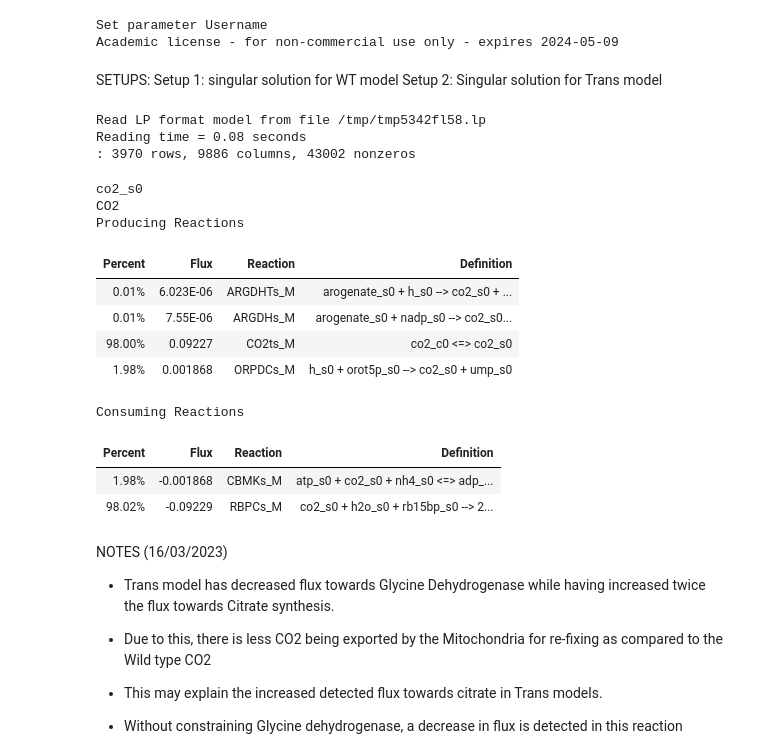
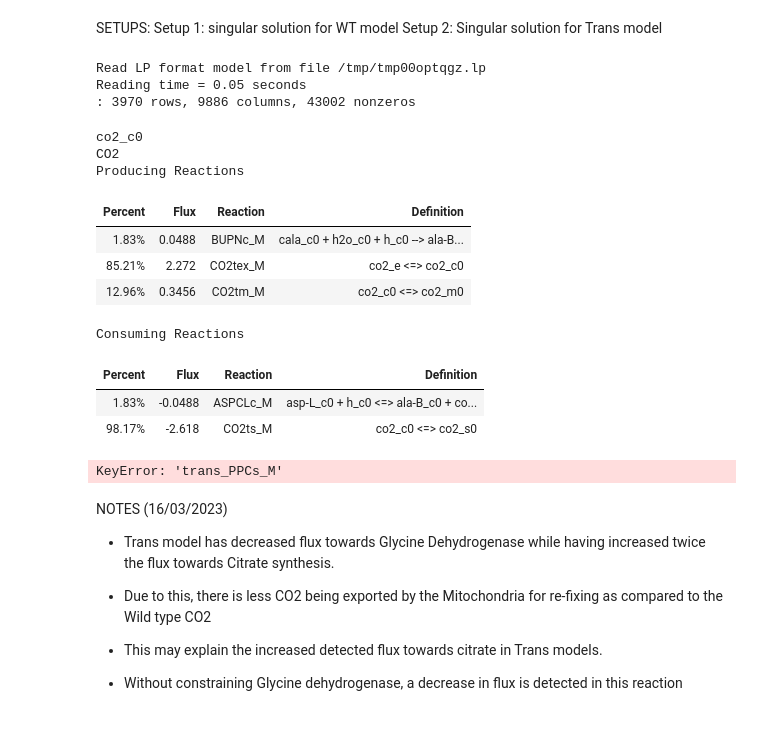
Before and after one commit to rtsantos3/RiceMM, a Jupyter notebook: Scripts/model_analysis/Script for generating singular solutions and summaries in model.ipynb, the cells around one changed output. Drawn from its saved outputs; the diff is of its cells as text; code cells hidden in the pictures; blank space fills up the shorter version.

```diff
--- a/Scripts/model_analysis/Script for generating singular solutions and summaries in model.ipynb
+++ b/Scripts/model_analysis/Script for generating singular solutions and summaries in model.ipynb
@@ -39,9 +39,8 @@ trans_model.solver = 'gurobi'
 
 
 inf = 1e6
+
+trans_model = model_init.add_trans_reactions(trans_model)
-# %% [output]
-Set parameter Username
-Academic license - for non-commercial use only - expires 2024-05-09
 # %%
 #This codeblock is to define some of the functions used for modelling
 
@@ -517,43 +516,42 @@ Setup 2: Singular solution for Trans model
 # %%
 #WT Model
 test_model = wt_model
 
 with test_model as m:
-    ppfd = 25
+    ppfd = 100
     test_model.medium = define_model_medium(m, co2=29, o2=inf, ppfd=ppfd, h=inf, nh4=inf, no3=inf)
     turn_off_cofac_cycles(m)
     add_tissue_constraints(m)
     add_enzyme_constraints(m)
     add_ngam_cons(m, ppfd)
 
     #Turn on all Demand reactions for protons and see how it goes
 
     mm.get_rxn(m,'Straw_Biomass_M').objective_coefficient = 0
     mm.get_rxn(m,'Straw_Biomass_BS').objective_coefficient = 0
     mm.get_rxn(m, 'DM_Phloem_BS').objective_coefficient = 1
 
     test_model = wt_model.copy()
 
 
-test_model.metabolites.get_by_id('co2_s0').summary()
+test_model.metabolites.get_by_id('co2_c0').summary()
 
 #This codeblock is used to generate solutions and check summaries for individual reactions/metabolites
 # %% [output]
-Read LP format model from file /tmp/tmp5342fl58.lp
-Reading time = 0.08 seconds
+Read LP format model from file /tmp/tmp00optqgz.lp
+Reading time = 0.05 seconds
 : 3970 rows, 9886 columns, 43002 nonzeros
-co2_s0
+co2_c0
 CO2
 Producing Reactions
 | Percent | Flux | Reaction | Definition |
-| 0.01% | 6.023E-06 | ARGDHTs_M | arogenate_s0 + h_s0 --> co2_s0 + ... |
-| 0.01% | 7.55E-06 | ARGDHs_M | arogenate_s0 + nadp_s0 --> co2_s0... |
-| 98.00% | 0.09227 | CO2ts_M | co2_c0 <=> co2_s0 |
-| 1.98% | 0.001868 | ORPDCs_M | h_s0 + orot5p_s0 --> co2_s0 + ump_s0 |
+| 1.83% | 0.0488 | BUPNc_M | cala_c0 + h2o_c0 + h_c0 --> ala-B... |
+| 85.21% | 2.272 | CO2tex_M | co2_e <=> co2_c0 |
+| 12.96% | 0.3456 | CO2tm_M | co2_c0 <=> co2_m0 |
 Consuming Reactions
 | Percent | Flux | Reaction | Definition |
-| 1.98% | -0.001868 | CBMKs_M | atp_s0 + co2_s0 + nh4_s0 <=> adp_... |
-| 98.02% | -0.09229 | RBPCs_M | co2_s0 + h2o_s0 + rb15bp_s0 --> 2... |
+| 1.83% | -0.0488 | ASPCLc_M | asp-L_c0 + h_c0 <=> ala-B_c0 + co... |
+| 98.17% | -2.618 | CO2ts_M | co2_c0 <=> co2_s0 |
 # %%
 # Trans model test
 # add_trans_reactions(trans_model)
@@ -579,9 +577,11 @@ with test_model as m:
 
 
 #Use this line to generate a solution specific to a single compound in the moudel
-test_model.metabolites.get_by_id('atp_c0').summary()
+test_model.metabolites.get_by_id('co2_').summary()
 # test_model.reactions.trans_MDHym_M
 #This codeblock is used to generate solutions and check summaries for individual reactions/metabolites
+# %% [output]
+KeyError: 'trans_PPCs_M'
 # %%
 ##### TEST: What if we added a constraint to TPI (Triose Phosphate Utilization) based on TPU?
 test_model = wt_model
```
Also changed, not shown: 10 other files.
